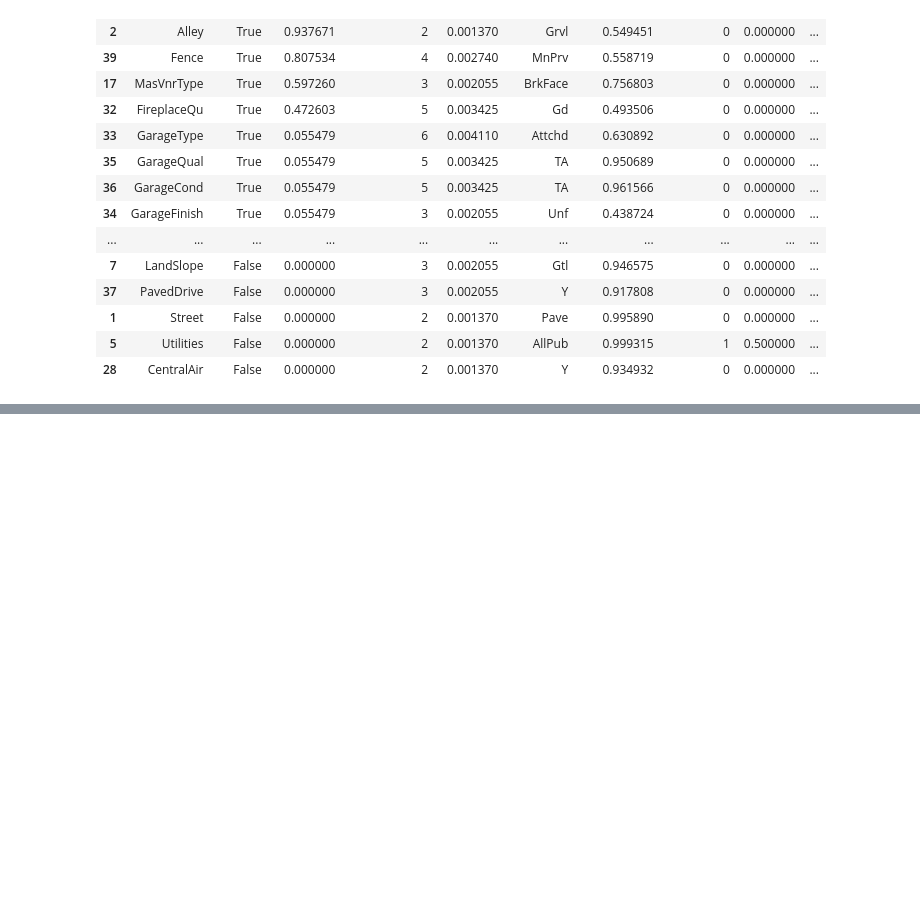
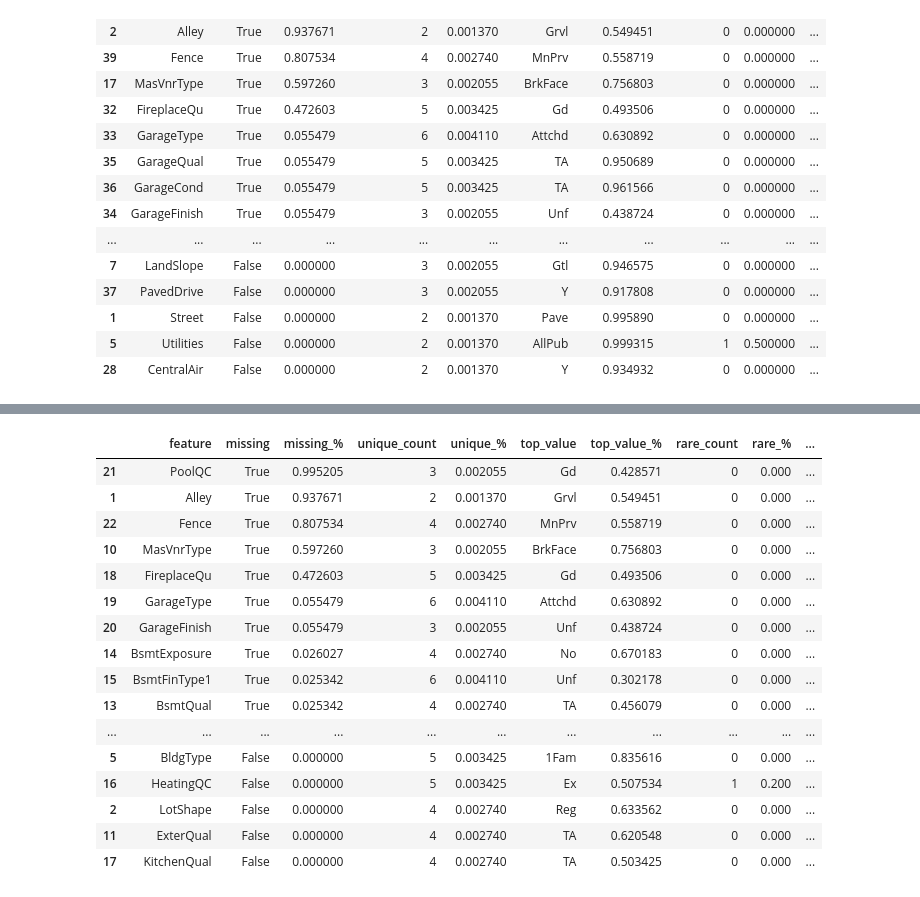
Before and after one commit to SusanWay/House-Prices, a Jupyter notebook: notebooks/EDA/01.ipynb, the cells around one changed output, grey strips where cells are left out. Drawn from its saved outputs; the diff is of its cells as text; code cells hidden in the pictures; blank space fills up the shorter version.

```diff
--- a/notebooks/EDA/01.ipynb
+++ b/notebooks/EDA/01.ipynb
@@ -281,0 +279,45 @@ summary
+# %%
+LOW_INFORMATION_COLUMNS = [
+    "MiscFeature",
+    "GarageQual",
+    "GarageCond",
+    "BsmtFinType2",
+    "BsmtCond",
+    "Electrical",
+    "Condition1",
+    "SaleType",
+    "Condition2",
+    "RoofMatl",
+    "Functional",
+    "Heating",
+    "ExterCond",
+    "LandContour",
+    "LandSlope",
+    "PavedDrive",
+    "Street",
+    "Utilities",
+    "CentralAir",
+]
+
+train_df = drop_columns(train_df, LOW_INFORMATION_COLUMNS)
+# %%
+summary = build_categorical_summary(train_df)
+summary
+# %% [output]
+|  | feature | missing | missing_% | unique_count | unique_% | top_value | top_value_% | rare_count | rare_% | ... |
+| 21 | PoolQC | True | 0.995205 | 3 | 0.002055 | Gd | 0.428571 | 0 | 0.000 | ... |
+| 1 | Alley | True | 0.937671 | 2 | 0.001370 | Grvl | 0.549451 | 0 | 0.000 | ... |
+| 22 | Fence | True | 0.807534 | 4 | 0.002740 | MnPrv | 0.558719 | 0 | 0.000 | ... |
+| 10 | MasVnrType | True | 0.597260 | 3 | 0.002055 | BrkFace | 0.756803 | 0 | 0.000 | ... |
+| 18 | FireplaceQu | True | 0.472603 | 5 | 0.003425 | Gd | 0.493506 | 0 | 0.000 | ... |
+| 19 | GarageType | True | 0.055479 | 6 | 0.004110 | Attchd | 0.630892 | 0 | 0.000 | ... |
+| 20 | GarageFinish | True | 0.055479 | 3 | 0.002055 | Unf | 0.438724 | 0 | 0.000 | ... |
+| 14 | BsmtExposure | True | 0.026027 | 4 | 0.002740 | No | 0.670183 | 0 | 0.000 | ... |
+| 15 | BsmtFinType1 | True | 0.025342 | 6 | 0.004110 | Unf | 0.302178 | 0 | 0.000 | ... |
+| 13 | BsmtQual | True | 0.025342 | 4 | 0.002740 | TA | 0.456079 | 0 | 0.000 | ... |
+| ... | ... | ... | ... | ... | ... | ... | ... | ... | ... | ... |
+| 5 | BldgType | False | 0.000000 | 5 | 0.003425 | 1Fam | 0.835616 | 0 | 0.000 | ... |
+| 16 | HeatingQC | False | 0.000000 | 5 | 0.003425 | Ex | 0.507534 | 1 | 0.200 | ... |
+| 2 | LotShape | False | 0.000000 | 4 | 0.002740 | Reg | 0.633562 | 0 | 0.000 | ... |
+| 11 | ExterQual | False | 0.000000 | 4 | 0.002740 | TA | 0.620548 | 0 | 0.000 | ... |
+| 17 | KitchenQual | False | 0.000000 | 4 | 0.002740 | TA | 0.503425 | 0 | 0.000 | ... |
```
Also changed, not shown: parts of 12 cells of this notebook, 3 other files.
